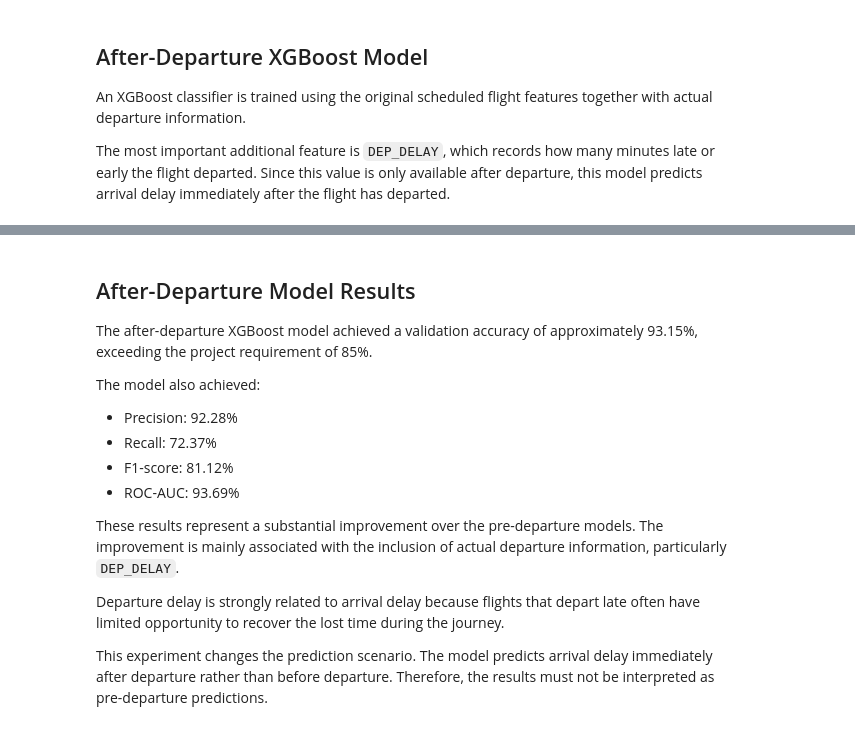
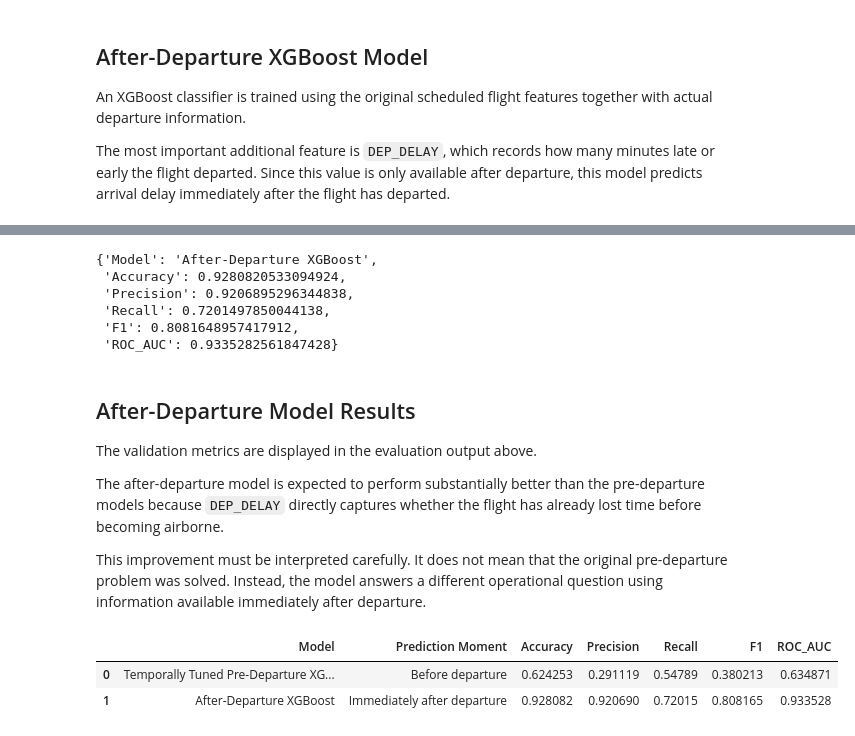
Before and after one commit to omarzakzook/Flight_Delay_Prediction, a Jupyter notebook: notebooks/08_Model_Improvement.ipynb, the cells around one changed output, grey strips where cells are left out. Cells and saved outputs as stored; diff of their text form; code cells hidden in the pictures.

Commit message:
Correct after-departure model evaluation

```diff
--- a/notebooks/08_Model_Improvement.ipynb
+++ b/notebooks/08_Model_Improvement.ipynb
@@ -32,23 +35,24 @@ from xgboost import XGBClassifier
 from pathlib import Path
 
 
-def find_project_root():
+def find_project_root() -> Path:
     """
-    Locate the project root regardless of whether the notebook
-    is launched from the project root or the notebooks folder.
+    Locate the project root whether the notebook is launched
+    from the project root or from inside the notebooks folder.
     """
     current_path = Path.cwd().resolve()
 
     for candidate in [current_path, *current_path.parents]:
         if (
-            (candidate / "data").exists()
-            and (candidate / "notebooks").exists()
+            (candidate / "notebooks").is_dir()
+            and (candidate / "requirements.txt").is_file()
         ):
             return candidate
 
     raise FileNotFoundError(
         "Project root could not be located. "
-        "Keep the data and notebooks folders inside the same project folder."
+        "Run this notebook from inside the "
+        "Flight_Delay_Prediction project folder."
     )
 
 
@@ -58,14 +62,8 @@ RAW_DATA_DIRECTORY = PROJECT_ROOT / "data" / "raw"
 PROCESSED_DATA_DIRECTORY = PROJECT_ROOT / "data" / "processed"
 MODELS_DIRECTORY = PROJECT_ROOT / "models"
 
-PROCESSED_DATA_DIRECTORY.mkdir(
-    parents=True,
-    exist_ok=True
-)
-
-MODELS_DIRECTORY.mkdir(
-    parents=True,
-    exist_ok=True
-)
+RAW_DATA_DIRECTORY.mkdir(parents=True, exist_ok=True)
+PROCESSED_DATA_DIRECTORY.mkdir(parents=True, exist_ok=True)
+MODELS_DIRECTORY.mkdir(parents=True, exist_ok=True)
 
 print("Project root:", PROJECT_ROOT)
@@ -443,45 +551,49 @@ after_departure_xgb_results = evaluate_model(
 # %%
 after_departure_xgb_results
+# %% [output]
+{'Model': 'After-Departure XGBoost',
+ 'Accuracy': 0.9280820533094924,
+ 'Precision': 0.9206895296344838,
+ 'Recall': 0.7201497850044138,
+ 'F1': 0.8081648957417912,
+ 'ROC_AUC': 0.9335282561847428}
 # %% [markdown]
 ## After-Departure Model Results
 
-The after-departure XGBoost model achieved a validation accuracy of approximately 93.15%, exceeding the project requirement of 85%.
+The validation metrics are displayed in the evaluation output above.
 
-The model also achieved:
+The after-departure model is expected to perform substantially better than the pre-departure models because `DEP_DELAY` directly captures whether the flight has already lost time before becoming airborne.
 
-- Precision: 92.28%
-- Recall: 72.37%
-- F1-score: 81.12%
-- ROC-AUC: 93.69%
-
-These results represent a substantial improvement over the pre-departure models. The improvement is mainly associated with the inclusion of actual departure information, particularly `DEP_DELAY`.
-
-Departure delay is strongly related to arrival delay because flights that depart late often have limited opportunity to recover the lost time during the journey.
-
-This experiment changes the prediction scenario. The model predicts arrival delay immediately after departure rather than before departure. Therefore, the results must not be interpreted as pre-departure predictions.
+This improvement must be interpreted carefully. It does not mean that the original pre-departure problem was solved. Instead, the model answers a different operational question using information available immediately after departure.
 # %%
+pre_departure_reference = {
+    "Model": "Temporally Tuned Pre-Departure XGBoost",
+    "Prediction Moment": "Before departure",
+    "Accuracy": 0.624253,
+    "Precision": 0.291119,
+    "Recall": 0.547890,
+    "F1": 0.380213,
+    "ROC_AUC": 0.634871
+}
+
 model_scenario_comparison = pd.DataFrame([
-    {
-        "Model": "Pre-Departure XGBoost",
-        "Prediction Moment": "Before departure",
-        "Accuracy": 0.797004,
-        "Precision": 0.510611,
-        "Recall": 0.029782,
-        "F1": 0.056281,
-        "ROC_AUC": 0.635091
-    },
+    pre_departure_reference,
     {
         "Model": after_departure_xgb_results["Model"],
         "Prediction Moment": "Immediately after departure",
         "Accuracy": after_departure_xgb_results["Accuracy"],
         "Precision": after_departure_xgb_results["Precision"],
         "Recall": after_departure_xgb_results["Recall"],
         "F1": after_departure_xgb_results["F1"],
         "ROC_AUC": after_departure_xgb_results["ROC_AUC"]
     }
 ])
 
 model_scenario_comparison
+# %% [output]
+|  | Model | Prediction Moment | Accuracy | Precision | Recall | F1 | ROC_AUC |
+| 0 | Temporally Tuned Pre-Departure XG... | Before departure | 0.624253 | 0.291119 | 0.54789 | 0.380213 | 0.634871 |
+| 1 | After-Departure XGBoost | Immediately after departure | 0.928082 | 0.920690 | 0.72015 | 0.808165 | 0.933528 |
 # %% [markdown]
 ## Model Improvement Conclusion
 
```
Also changed, not shown: parts of 17 cells of this notebook.
